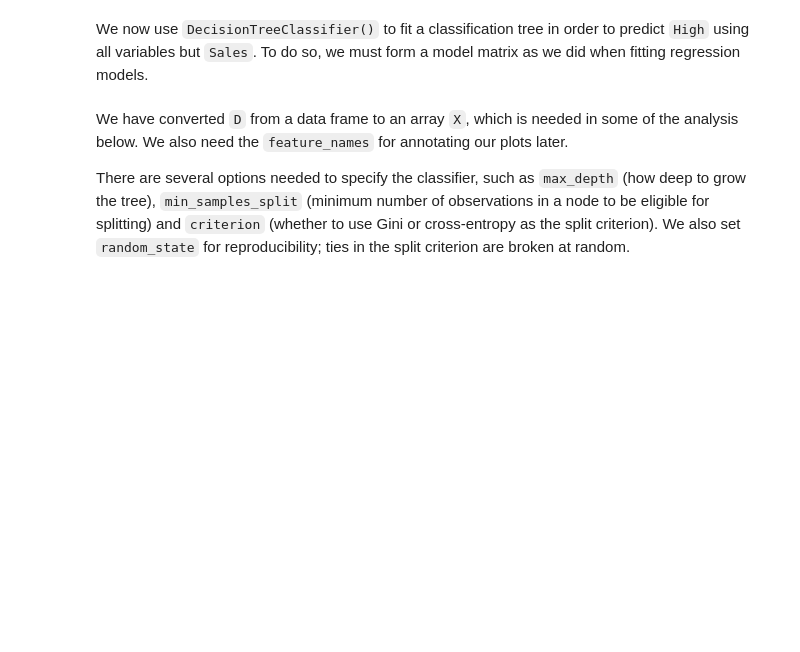
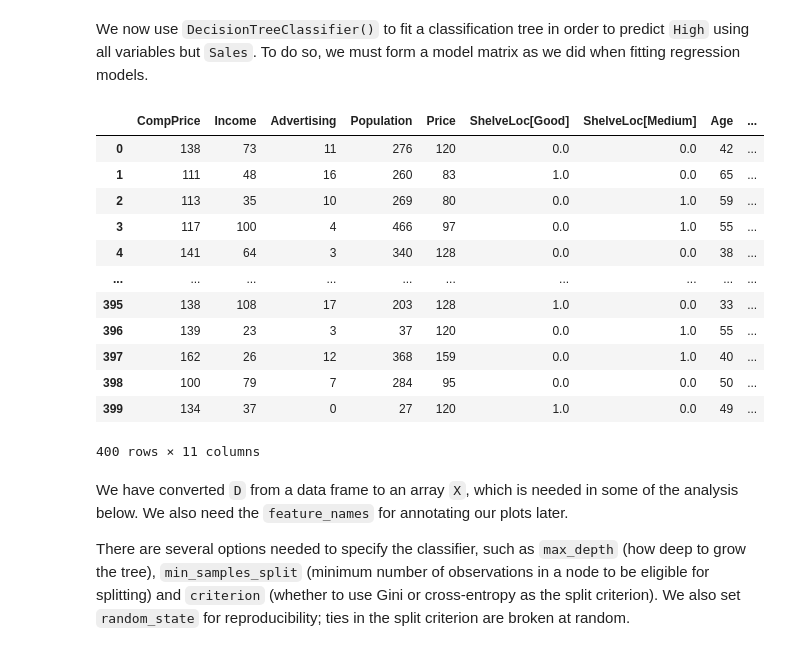
Before and after one commit to knightgu/ISLP_labs, a Jupyter notebook: Ch08-baggboost-lab.ipynb, the cells around one changed output. Cells and saved outputs as stored; diff of their text form; code cells hidden in the pictures; blank space fills up the shorter version.

```diff
--- a/Ch08-baggboost-lab.ipynb
+++ b/Ch08-baggboost-lab.ipynb
@@ -54,6 +70,22 @@ model = MS(Carseats.columns.drop('Sales'), intercept=False)
 D = model.fit_transform(Carseats)
 feature_names = list(D.columns)
 X = np.asarray(D)
+# %%
+D
+# %% [output]
+|  | CompPrice | Income | Advertising | Population | Price | ShelveLoc[Good] | ShelveLoc[Medium] | Age | ... |
+| 0 | 138 | 73 | 11 | 276 | 120 | 0.0 | 0.0 | 42 | ... |
+| 1 | 111 | 48 | 16 | 260 | 83 | 1.0 | 0.0 | 65 | ... |
+| 2 | 113 | 35 | 10 | 269 | 80 | 0.0 | 1.0 | 59 | ... |
+| 3 | 117 | 100 | 4 | 466 | 97 | 0.0 | 1.0 | 55 | ... |
+| 4 | 141 | 64 | 3 | 340 | 128 | 0.0 | 0.0 | 38 | ... |
+| ... | ... | ... | ... | ... | ... | ... | ... | ... | ... |
+| 395 | 138 | 108 | 17 | 203 | 128 | 1.0 | 0.0 | 33 | ... |
+| 396 | 139 | 23 | 3 | 37 | 120 | 0.0 | 1.0 | 55 | ... |
+| 397 | 162 | 26 | 12 | 368 | 159 | 0.0 | 1.0 | 40 | ... |
+| 398 | 100 | 79 | 7 | 284 | 95 | 0.0 | 0.0 | 50 | ... |
+| 399 | 134 | 37 | 0 | 27 | 120 | 1.0 | 0.0 | 49 | ... |
+400 rows × 11 columns
 # %% [markdown]
 We have converted `D` from a data frame to an array `X`, which is needed in some of the analysis below. We also need the `feature_names` for annotating our plots later.
 
```
Also changed, not shown: parts of 5 cells of this notebook.
